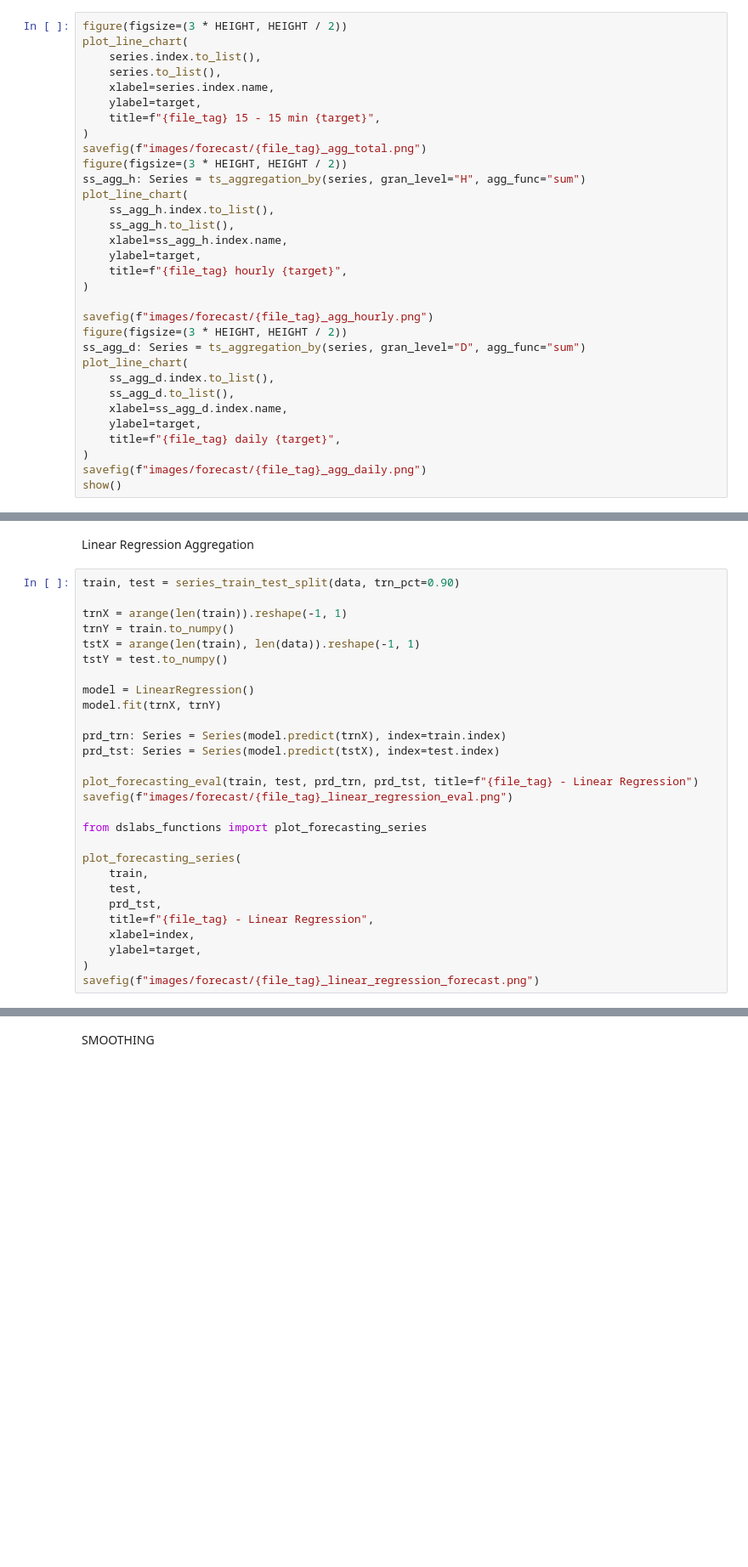
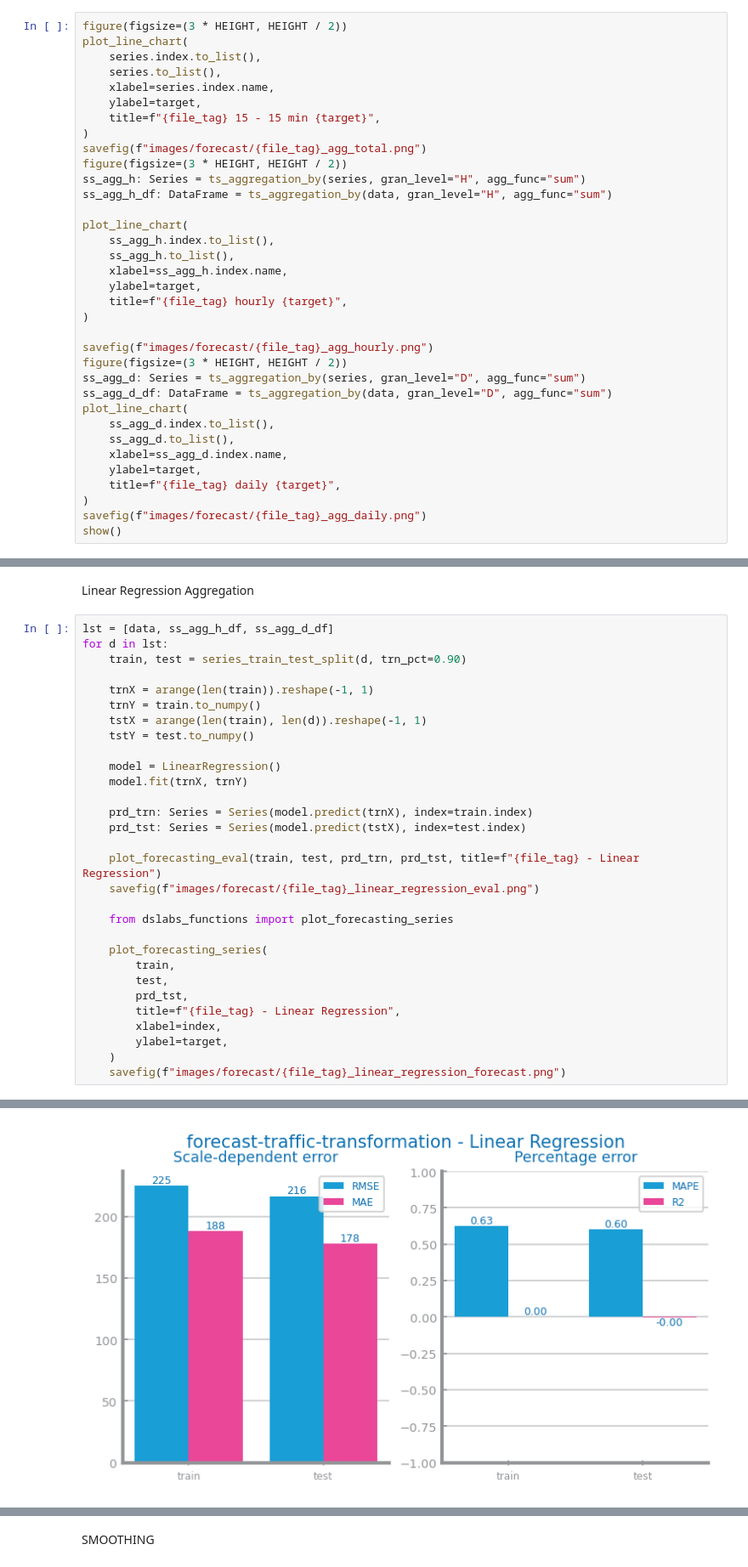
Before and after one commit to esteves3/data-science, a Jupyter notebook: forecast-traffic-transformation_forecasting.ipynb, the cells around one changed output, grey strips where cells are left out. Shown at 85% size. Saved outputs shown, nothing was run; the diff lists cells and outputs as text; blank space fills up the shorter version.

```diff
--- a/forecast-traffic-transformation_forecasting.ipynb
+++ b/forecast-traffic-transformation_forecasting.ipynb
@@ -41,6 +43,8 @@ plot_line_chart(
 savefig(f"images/forecast/{file_tag}_agg_total.png")
 figure(figsize=(3 * HEIGHT, HEIGHT / 2))
 ss_agg_h: Series = ts_aggregation_by(series, gran_level="H", agg_func="sum")
+ss_agg_h_df: DataFrame = ts_aggregation_by(data, gran_level="H", agg_func="sum")
+
 plot_line_chart(
     ss_agg_h.index.to_list(),
     ss_agg_h.to_list(),
@@ -52,6 +56,7 @@ plot_line_chart(
 savefig(f"images/forecast/{file_tag}_agg_hourly.png")
 figure(figsize=(3 * HEIGHT, HEIGHT / 2))
 ss_agg_d: Series = ts_aggregation_by(series, gran_level="D", agg_func="sum")
+ss_agg_d_df: DataFrame = ts_aggregation_by(data, gran_level="D", agg_func="sum")
 plot_line_chart(
     ss_agg_d.index.to_list(),
     ss_agg_d.to_list(),
@@ -68,33 +73,36 @@ show()
 # %% [markdown]
 Linear Regression Aggregation
 # %%
-train, test = series_train_test_split(data, trn_pct=0.90)
+lst = [data, ss_agg_h_df, ss_agg_d_df]
+for d in lst:
+    train, test = series_train_test_split(d, trn_pct=0.90)
 
-trnX = arange(len(train)).reshape(-1, 1)
-trnY = train.to_numpy()
-tstX = arange(len(train), len(data)).reshape(-1, 1)
-tstY = test.to_numpy()
+    trnX = arange(len(train)).reshape(-1, 1)
+    trnY = train.to_numpy()
+    tstX = arange(len(train), len(d)).reshape(-1, 1)
+    tstY = test.to_numpy()
 
-model = LinearRegression()
-model.fit(trnX, trnY)
+    model = LinearRegression()
+    model.fit(trnX, trnY)
 
-prd_trn: Series = Series(model.predict(trnX), index=train.index)
-prd_tst: Series = Series(model.predict(tstX), index=test.index)
+    prd_trn: Series = Series(model.predict(trnX), index=train.index)
+    prd_tst: Series = Series(model.predict(tstX), index=test.index)
 
-plot_forecasting_eval(train, test, prd_trn, prd_tst, title=f"{file_tag} - Linear Regression")
-savefig(f"images/forecast/{file_tag}_linear_regression_eval.png")
+    plot_forecasting_eval(train, test, prd_trn, prd_tst, title=f"{file_tag} - Linear Regression")
+    savefig(f"images/forecast/{file_tag}_linear_regression_eval.png")
 
-from dslabs_functions import plot_forecasting_series
+    from dslabs_functions import plot_forecasting_series
 
-plot_forecasting_series(
-    train,
-    test,
-    prd_tst,
-    title=f"{file_tag} - Linear Regression",
-    xlabel=index,
-    ylabel=target,
-)
-savefig(f"images/forecast/{file_tag}_linear_regression_forecast.png")
+    plot_forecasting_series(
+        train,
+        test,
+        prd_tst,
+        title=f"{file_tag} - Linear Regression",
+        xlabel=index,
+        ylabel=target,
+    )
+    savefig(f"images/forecast/{file_tag}_linear_regression_forecast.png")
 # %% [output]
 [figure]
 [figure]
+[figure, added]
```
Also changed, not shown: parts of 2 cells of this notebook, 2 other files.
